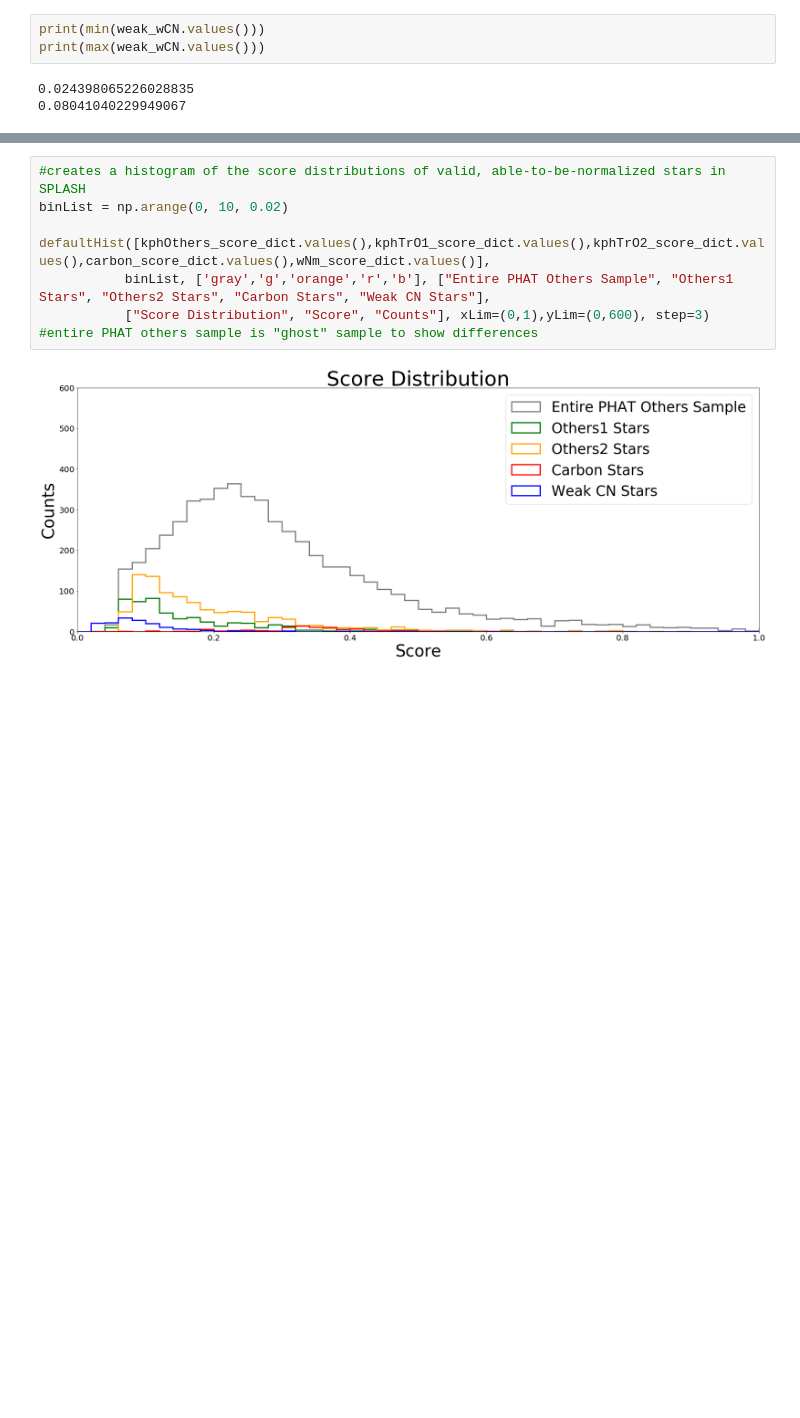
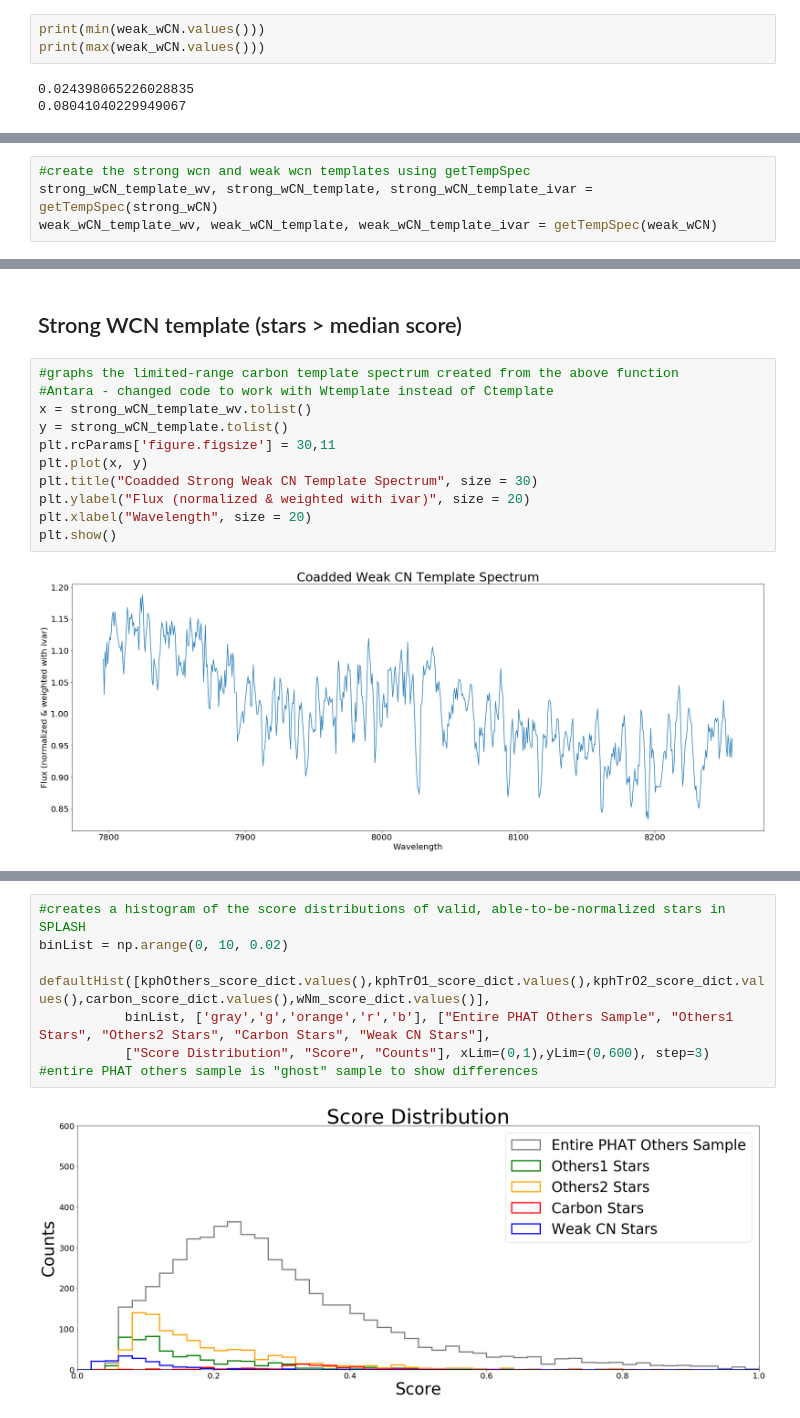
Before and after one commit to rachelraikar/WeakCN2019, a Jupyter notebook: Automation Version 2.7.ipynb, the cells around one changed output, grey strips where cells are left out. Drawn from its saved outputs; the diff is of its cells as text; blank space fills up the shorter version.

```diff
--- a/Automation Version 2.7.ipynb
+++ b/Automation Version 2.7.ipynb
@@ -1133,0 +1149,4 @@ print(max(weak_wCN.values()))
+# %%
+#create the strong wcn and weak wcn templates using getTempSpec
+strong_wCN_template_wv, strong_wCN_template, strong_wCN_template_ivar = getTempSpec(strong_wCN)
+weak_wCN_template_wv, weak_wCN_template, weak_wCN_template_ivar = getTempSpec(weak_wCN)
@@ -1133,0 +1174,15 @@ print(max(weak_wCN.values()))
+# %% [markdown]
+## Strong WCN template (stars > median score)
+# %%
+#graphs the limited-range carbon template spectrum created from the above function
+#Antara - changed code to work with Wtemplate instead of Ctemplate
+x = strong_wCN_template_wv.tolist()
+y = strong_wCN_template.tolist()
+plt.rcParams['figure.figsize'] = 30,11
+plt.plot(x, y)
+plt.title("Coadded Strong Weak CN Template Spectrum", size = 30)
+plt.ylabel("Flux (normalized & weighted with ivar)", size = 20)
+plt.xlabel("Wavelength", size = 20)
+plt.show()
+# %% [output]
+[figure, added]
```
Also changed, not shown: parts of 5 cells of this notebook.
